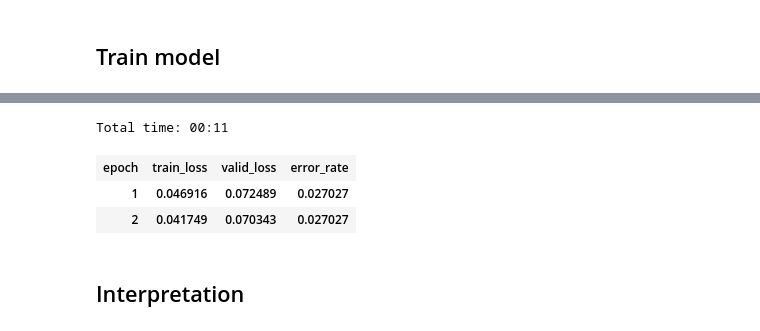
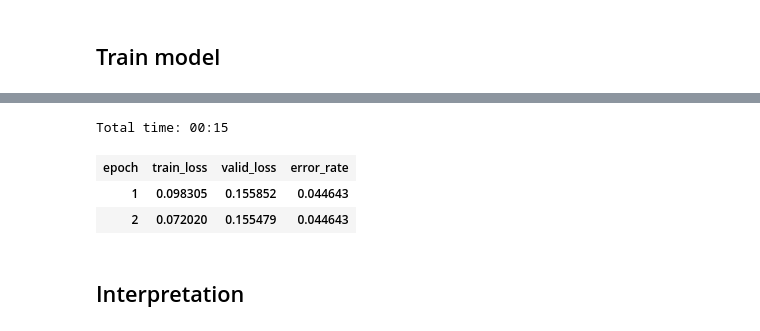
Before and after one commit to bc123456/course-v3, a Jupyter notebook: nbs/dl1/lesson2-download.ipynb, the cells around one changed output, grey strips where cells are left out. Drawn from its saved outputs; the diff is of its cells as text; code cells hidden in the pictures.

```diff
--- a/nbs/dl1/lesson2-download.ipynb
+++ b/nbs/dl1/lesson2-download.ipynb
@@ -164,5 +137,5 @@ data.classes, data.c, len(data.train_ds), len(data.valid_ds)
 # %%
 learn = create_cnn(data, models.resnet34, metrics=error_rate)
 # %%
-learn.fit_one_cycle(4)
+learn.fit_one_cycle(7)
 # %% [output]
@@ -183,10 +165,10 @@ learn.recorder.plot()
 # %%
-learn.fit_one_cycle(2, max_lr=slice(3e-5,3e-4))
+learn.fit_one_cycle(2, max_lr=slice(1e-6,5e-6))
 # %% [output]
-Total time: 00:11
+Total time: 00:15
 | epoch | train_loss | valid_loss | error_rate |
-| 1 | 0.046916 | 0.072489 | 0.027027 |
-| 2 | 0.041749 | 0.070343 | 0.027027 |
+| 1 | 0.098305 | 0.155852 | 0.044643 |
+| 2 | 0.072020 | 0.155479 | 0.044643 |
 # %%
 learn.save('stage-2')
 # %% [markdown]
```
Also changed, not shown: parts of 21 cells of this notebook, 1 other file.
